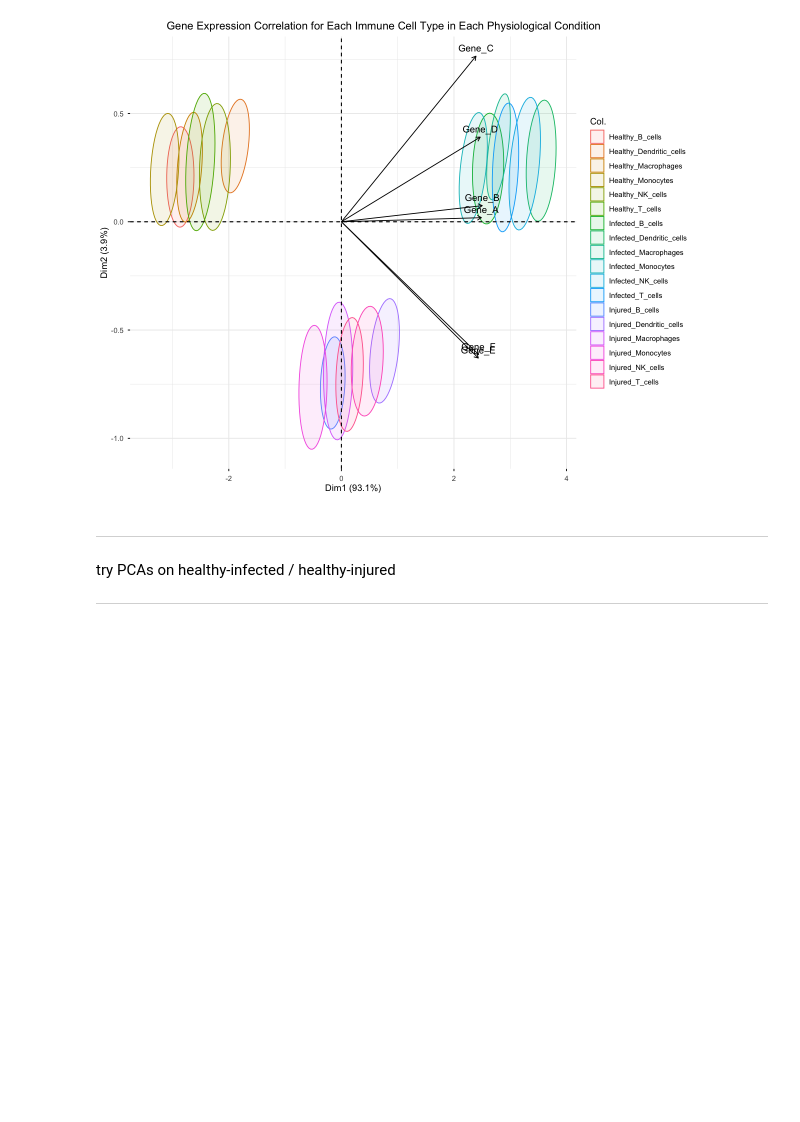
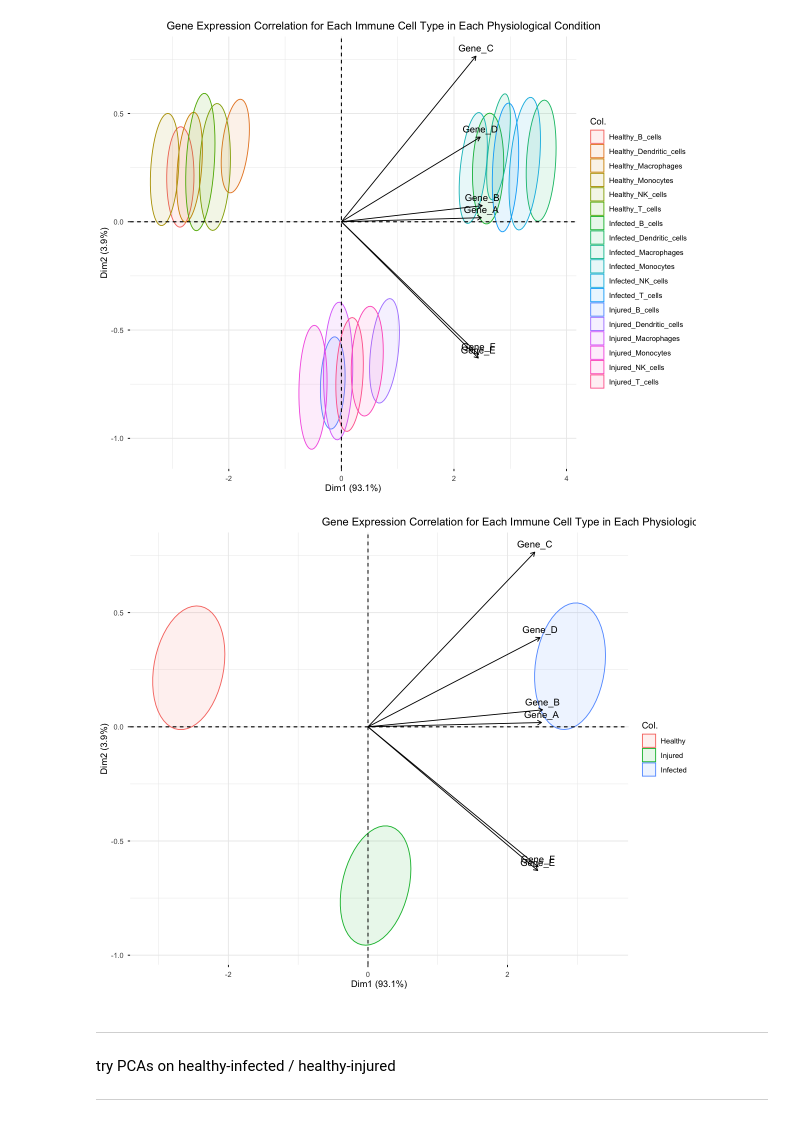
Before and after one commit to Ploenypp/bio-phys-inform_workbooks, a Jupyter notebook: biostats_project/aux_report.ipynb, the cells around one changed output. Drawn from its saved outputs; the diff is of its cells as text; code cells hidden in the pictures; blank space fills up the shorter version.

```diff
--- a/biostats_project/aux_report.ipynb
+++ b/biostats_project/aux_report.ipynb
@@ -740,6 +746,11 @@ fviz_pca_biplot(h_inj_inf_pca, geom.ind="None", col.ind=h_inj_inf$group, col.var
     theme(plot.title=element_text(hjust=3))
 # %% [output]
 [figure]
+# %%
+fviz_pca_biplot(h_inj_inf_pca, geom.ind="None", col.ind=h_inj_inf$physiological_condition, col.var="black", addEllipses=TRUE, ellipse.level=0.5, title="Gene Expression Correlation for Each Immune Cell Type in Each Physiological Condition") +
+    theme(plot.title=element_text(hjust=3))
+# %% [output]
+[figure, added]
 # %% [markdown]
 ***
 try PCAs on healthy-infected / healthy-injured
```
Also changed, not shown: parts of 35 cells of this notebook.
